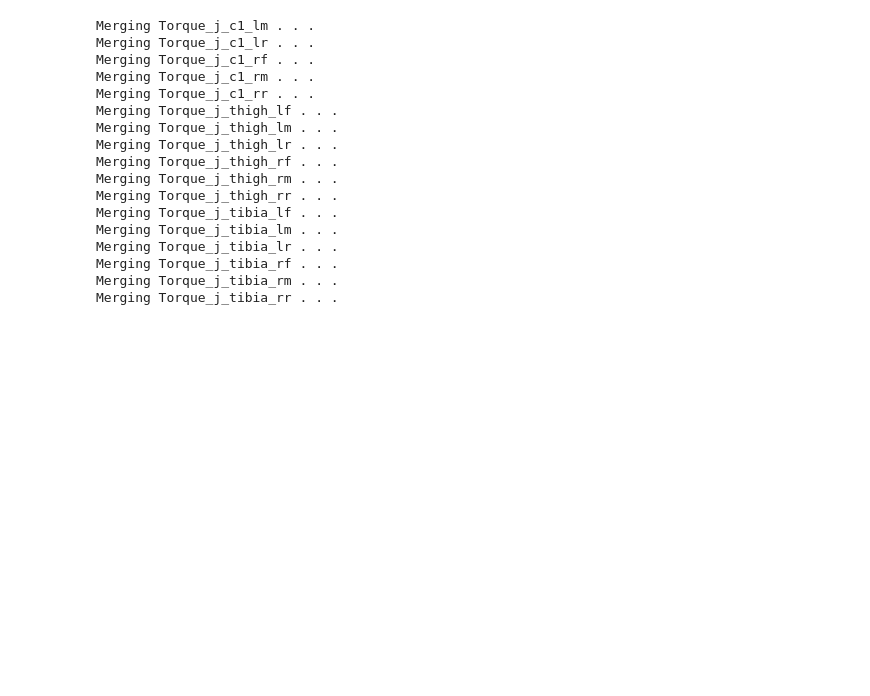
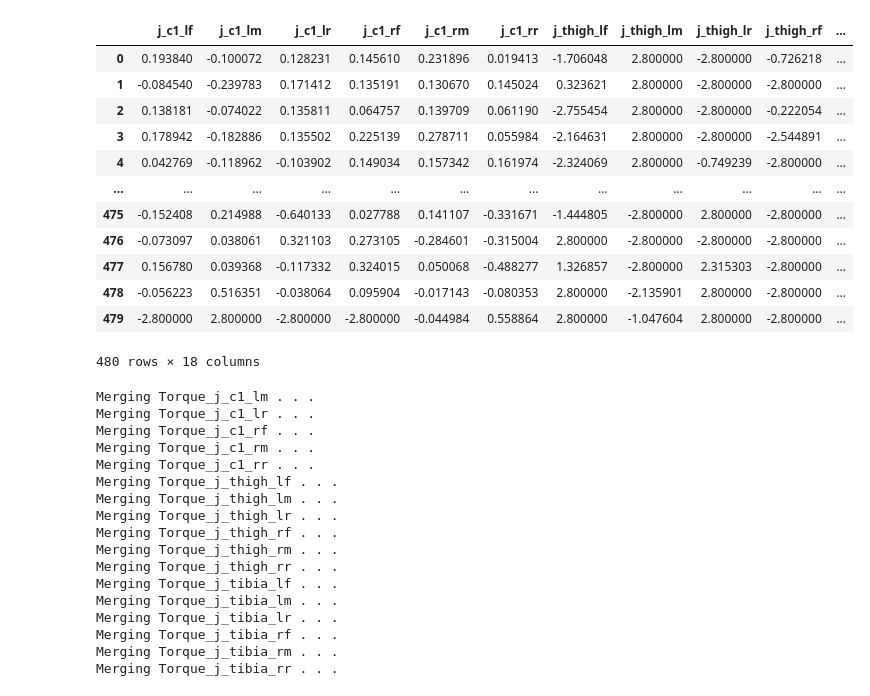
Before and after one commit to WORMS-2022/SA-Walking-Sim, a Jupyter notebook: Plot_Torques.ipynb, the cells around one changed output. Cells and saved outputs as stored; diff of their text form; code cells hidden in the pictures; blank space fills up the shorter version.

```diff
--- a/Plot_Torques.ipynb
+++ b/Plot_Torques.ipynb
@@ -9,3 +59,20 @@ angles = ['10'] # angles of slopes
+# %%
+
+torques_deg_0
+# %% [output]
+|  | j_c1_lf | j_c1_lm | j_c1_lr | j_c1_rf | j_c1_rm | j_c1_rr | j_thigh_lf | j_thigh_lm | j_thigh_lr | j_thigh_rf | ... |
+| 0 | 0.193840 | -0.100072 | 0.128231 | 0.145610 | 0.231896 | 0.019413 | -1.706048 | 2.800000 | -2.800000 | -0.726218 | ... |
+| 1 | -0.084540 | -0.239783 | 0.171412 | 0.135191 | 0.130670 | 0.145024 | 0.323621 | 2.800000 | -2.800000 | -2.800000 | ... |
+| 2 | 0.138181 | -0.074022 | 0.135811 | 0.064757 | 0.139709 | 0.061190 | -2.755454 | 2.800000 | -2.800000 | -0.222054 | ... |
+| 3 | 0.178942 | -0.182886 | 0.135502 | 0.225139 | 0.278711 | 0.055984 | -2.164631 | 2.800000 | -2.800000 | -2.544891 | ... |
+| 4 | 0.042769 | -0.118962 | -0.103902 | 0.149034 | 0.157342 | 0.161974 | -2.324069 | 2.800000 | -0.749239 | -2.800000 | ... |
+| ... | ... | ... | ... | ... | ... | ... | ... | ... | ... | ... | ... |
+| 475 | -0.152408 | 0.214988 | -0.640133 | 0.027788 | 0.141107 | -0.331671 | -1.444805 | -2.800000 | 2.800000 | -2.800000 | ... |
+| 476 | -0.073097 | 0.038061 | 0.321103 | 0.273105 | -0.284601 | -0.315004 | 2.800000 | -2.800000 | -2.800000 | -2.800000 | ... |
+| 477 | 0.156780 | 0.039368 | -0.117332 | 0.324015 | 0.050068 | -0.488277 | 1.326857 | -2.800000 | 2.315303 | -2.800000 | ... |
+| 478 | -0.056223 | 0.516351 | -0.038064 | 0.095904 | -0.017143 | -0.080353 | 2.800000 | -2.135901 | 2.800000 | -2.800000 | ... |
+| 479 | -2.800000 | 2.800000 | -2.800000 | -2.800000 | -0.044984 | 0.558864 | 2.800000 | -1.047604 | 2.800000 | -2.800000 | ... |
+480 rows × 18 columns
 # %%
 datapath = os.path.abspath(os.path.join(os.getcwd(), os.pardir, os.pardir)) + '\\02_Data\\' + angles[0] + '_degree_slope_torques\\'
 filenames = os.listdir(datapath)
```
Also changed, not shown: parts of 8 cells of this notebook.
